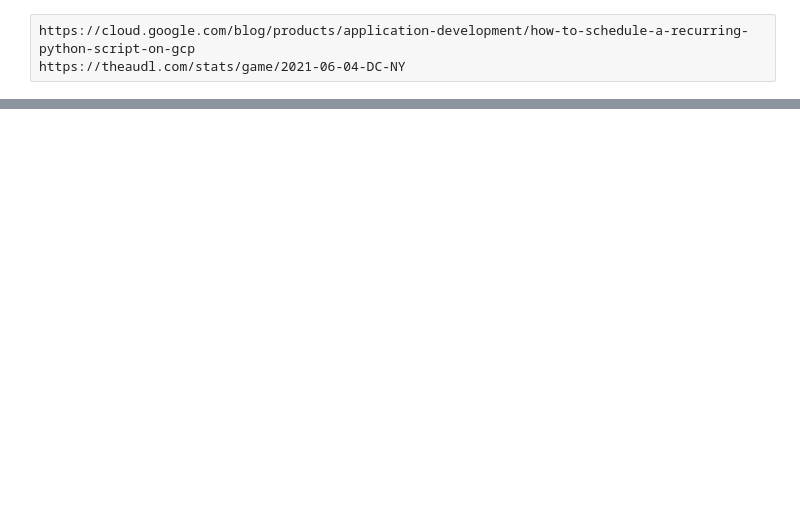
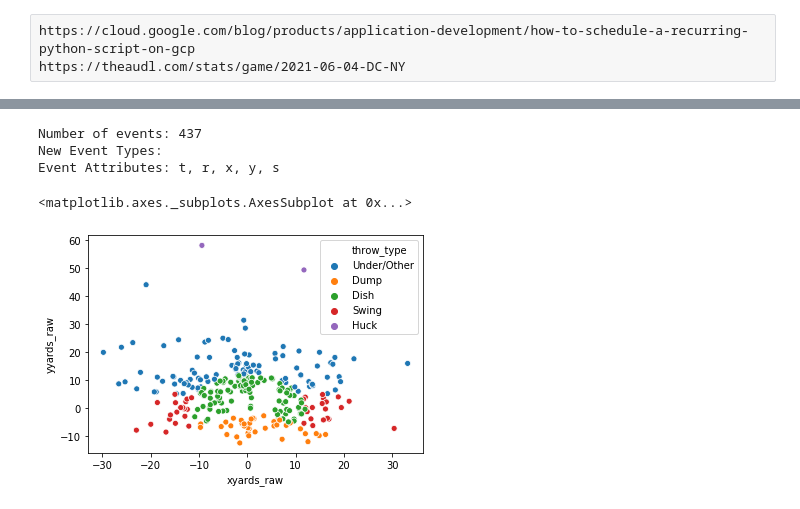
Before and after one commit to JohnLithio/AUDL-Advanced-Stats, a Jupyter notebook: Exploration.ipynb, the cells around one changed output, grey strips where cells are left out. Saved outputs shown, nothing was run; the diff lists cells and outputs as text; code cells hidden in the pictures; blank space fills up the shorter version.

```diff
--- a/Exploration.ipynb
+++ b/Exploration.ipynb
@@ -46,0 +55,10 @@ g.get_home_roster().sort_values(["id"])
+# %%
+import seaborn as sns
+temp = g.get_away_events().query("t_after==[20,22]")
+sns.scatterplot(data=temp, x="xyards_raw", y="yyards_raw", hue="throw_type")
+# %% [output]
+Number of events: 437
+New Event Types:
+Event Attributes: t, r, x, y, s
+<matplotlib.axes._subplots.AxesSubplot at 0x...>
+[figure, added]
```
Also changed, not shown: parts of 13 cells of this notebook.
